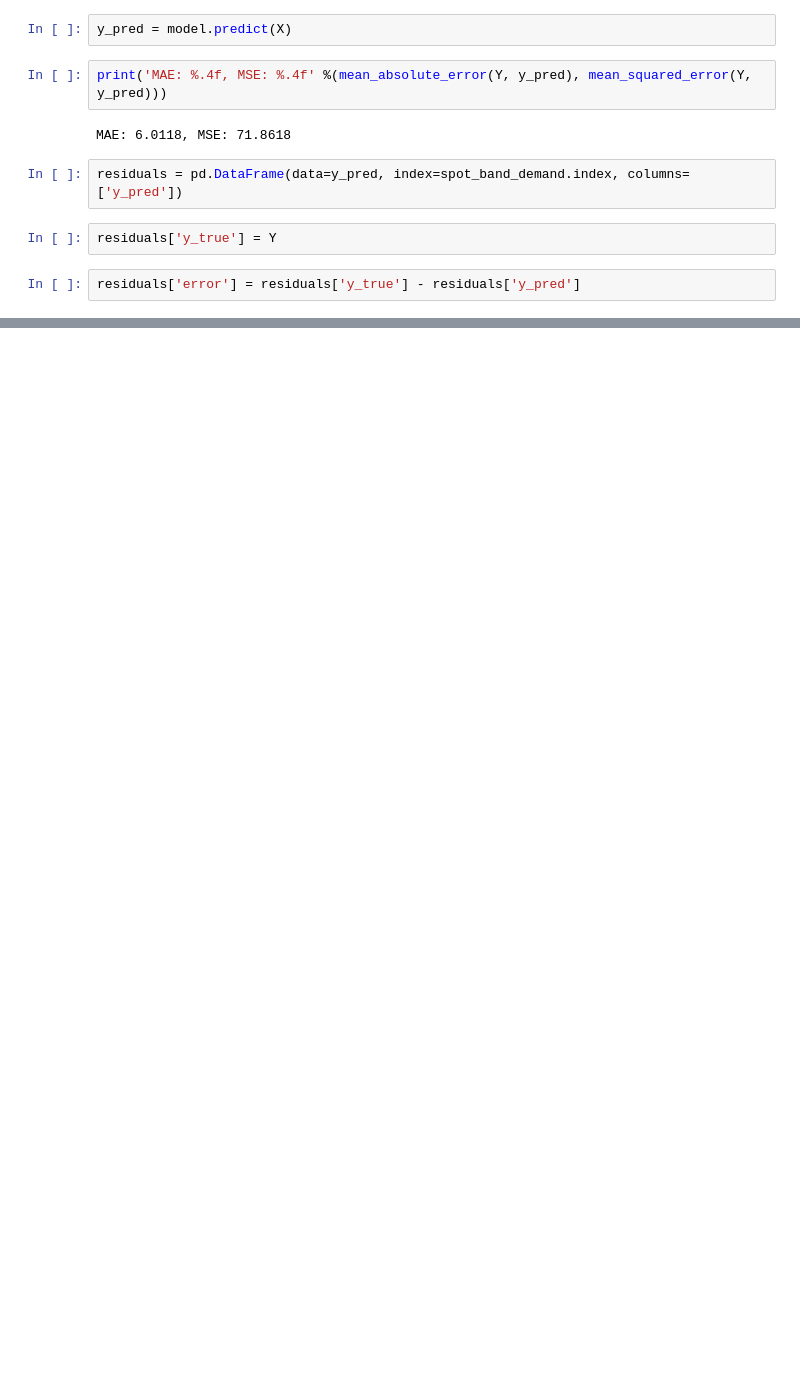
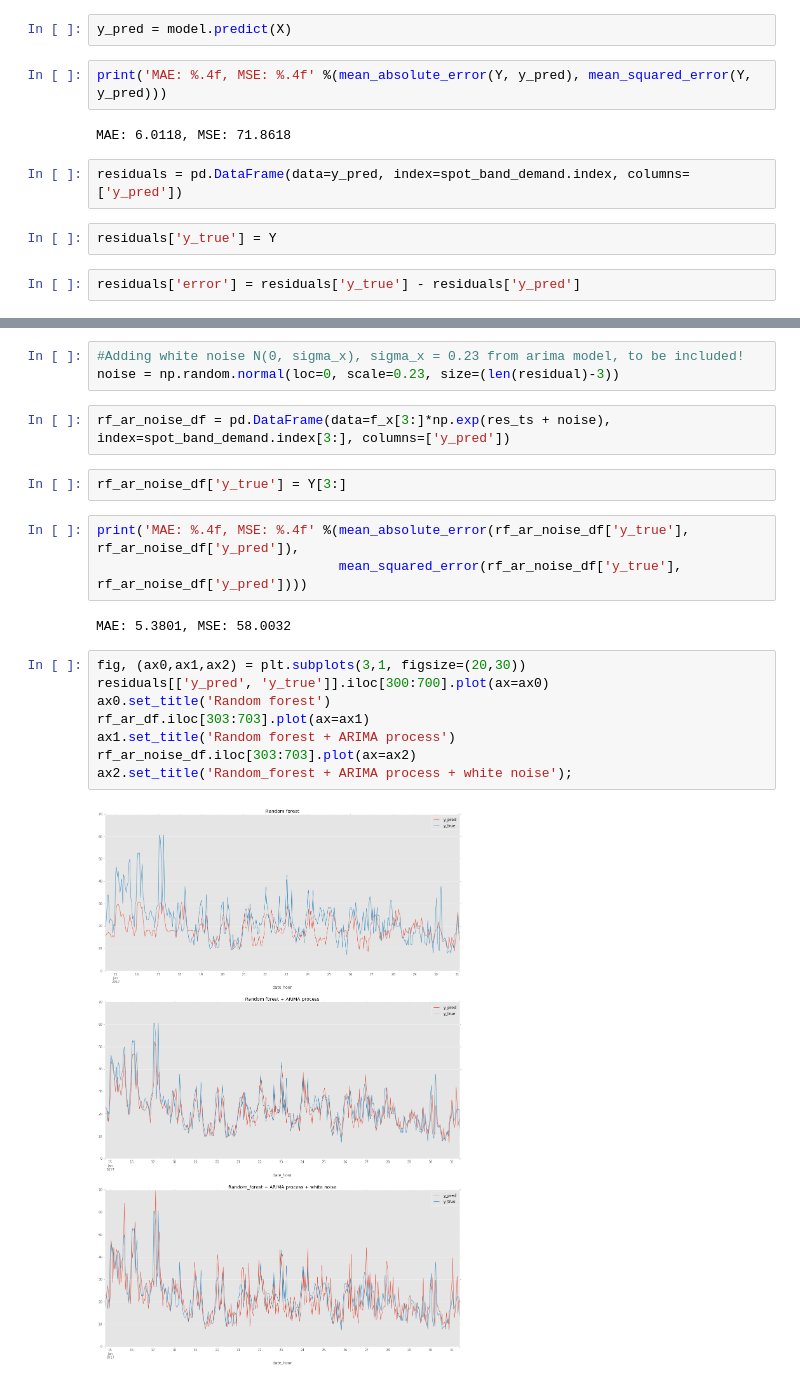
Before and after one commit to NonoMalpi/Secondary_band, a Jupyter notebook: Random_forest + ARIMA process for secondary band price.ipynb, the cells around one changed output, grey strips where cells are left out. Saved outputs shown, nothing was run; the diff lists cells and outputs as text; blank space fills up the shorter version.

```diff
--- a/Random_forest + ARIMA process for secondary band price.ipynb
+++ b/Random_forest + ARIMA process for secondary band price.ipynb
@@ -98,0 +142,22 @@ residuals.plot(figsize=(20,10))
+# %%
+#Adding white noise N(0, sigma_x), sigma_x = 0.23 from arima model, to be included!
+noise = np.random.normal(loc=0, scale=0.23, size=(len(residual)-3))
+# %%
+rf_ar_noise_df = pd.DataFrame(data=f_x[3:]*np.exp(res_ts + noise), index=spot_band_demand.index[3:], columns=['y_pred'])
+# %%
+rf_ar_noise_df['y_true'] = Y[3:]
+# %%
+print('MAE: %.4f, MSE: %.4f' %(mean_absolute_error(rf_ar_noise_df['y_true'], rf_ar_noise_df['y_pred']),
+                               mean_squared_error(rf_ar_noise_df['y_true'], rf_ar_noise_df['y_pred'])))
+# %% [output]
+MAE: 5.3801, MSE: 58.0032
+# %%
+fig, (ax0,ax1,ax2) = plt.subplots(3,1, figsize=(20,30))
+residuals[['y_pred', 'y_true']].iloc[300:700].plot(ax=ax0)
+ax0.set_title('Random forest')
+rf_ar_df.iloc[303:703].plot(ax=ax1)
+ax1.set_title('Random forest + ARIMA process')
+rf_ar_noise_df.iloc[303:703].plot(ax=ax2)
+ax2.set_title('Random_forest + ARIMA process + white noise');
+# %% [output]
+[figure, added]
```
Also changed, not shown: parts of 14 cells of this notebook.
